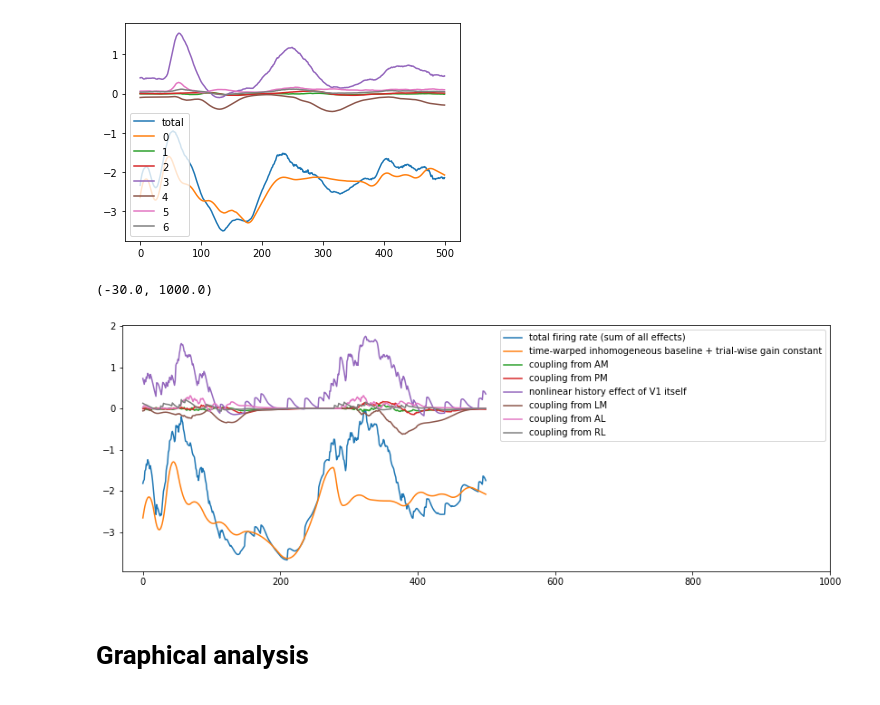
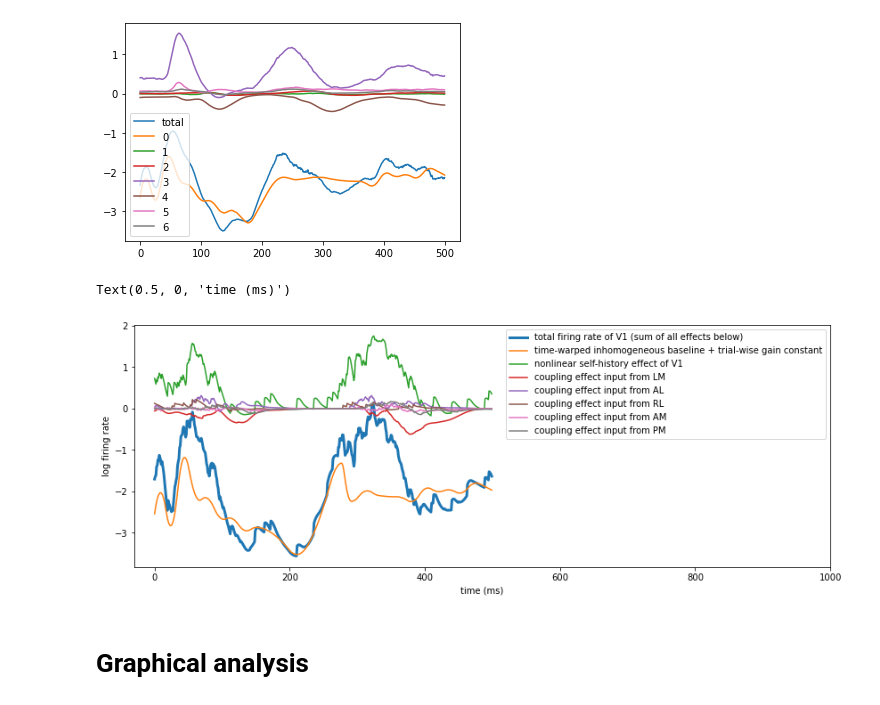
Before and after one commit to Qi-Xin/MultiNeuronGLM, a Jupyter notebook: 2022 Sep version time-warping nonlinear history.ipynb, the cells around one changed output. Drawn from its saved outputs; the diff is of its cells as text; code cells hidden in the pictures.

```diff
--- a/2022 Sep version time-warping nonlinear history.ipynb
+++ b/2022 Sep version time-warping nonlinear history.ipynb
@@ -1135,5 +1135,7 @@ for i in range(len(probe_list)):
         filter_index = i,j
         pvalue_filter[filter_index] = 1-np.sum( statistics_filter[filter_index][0]>statistics_null_filter[filter_index]) \
             /len(statistics_null_filter[filter_index])
+# %%
+transfer_ij = {-1:-1, 4:0, 5:1, 0:2, 1:3, 2:4, 3:5}
 # %%
 # use_all are all False
@@ -1232,7 +1241,7 @@ for i in range(len(probe_list)):
         pvalue_output[filter_index] = 1-np.sum( statistics_output[filter_index][0]>statistics_null_output[filter_index]) \
             /len(statistics_null_output[filter_index])
 # %%
-name_list = ['AM', 'PM', 'V1', 'LM', 'AL', 'RL']
+name_list = ['V1', 'LM', 'AL', 'RL', 'AM', 'PM']
 fontsize = 15
 filter_length = V1.nt
 filter_amp = 1
@@ -1243,10 +1252,12 @@ sns.reset_orig()
 plt.subplots(figsize=(15,10))
 for i in range(len(probe_list)):
     for j in range(-1, len(probe_list)):
+        i_plot = transfer_ij[i]
+        j_plot = transfer_ij[j]
         if i==j:
             continue
         ax = plt.subplot(6, 7, i*7+j+1+1, frameon=True)
-        filter_index = i,j
+        filter_index = i_plot,j_plot
         y, ci = running_output[filter_index]
         x = np.arange(y.shape[0])
         if j == -1:
@@ -1284,10 +1295,10 @@ for i in range(len(probe_list)):
 
         if i==0 and j==2:
             plt.subplot(6, 7, i*7+j+1+1, frameon=True)
-            plt.text(-4.5*filter_length, 0, f'To: AM', fontsize=fontsize)
+            plt.text(-4.5*filter_length, 0, f'To: V1', fontsize=fontsize)
         if i==1 and j==0:
             plt.subplot(6, 7, i*7+j+1+1, frameon=True)
-            plt.text(0.2*filter_length, 3.8*filter_amp, f'From: AM', fontsize=fontsize)
+            plt.text(0.2*filter_length, 3.8*filter_amp, f'From: V1', fontsize=fontsize)
         if i==0 and j==-1:
             plt.subplot(6, 7, i*7+j+1+1, frameon=True)
             plt.text(-0.2*filter_length, 0.55*filter_amp, f'Inhomo baseline', fontsize=fontsize)
@@ -1306,5 +1317,9 @@ for i in range(len(probe_list)):
                              color='yellow', alpha=.5)
 #             ax.patch.set_alpha(0.3)
 #             ax.set_facecolor('yellow')
-            plt.text(0.57*filter_length, 0.75*filter_amp, f'p={pvalue_output[filter_index]:.3f}', fontsize=10)
+            if pvalue_output[filter_index]>0:
+                plt.text(0.57*filter_length, 0.75*filter_amp, f'p={pvalue_output[filter_index]:.3f}',
+                         fontsize=10)
+            else:
+                plt.text(0.57*filter_length, 0.75*filter_amp, f'p<0.001', fontsize=10)
 # %% [output]
@@ -1346,29 +1361,34 @@ model = stationary_model_list[to_look_at]
 outputs = [model.get_filter_output(trial_wise=True, ci=False)[i].\
            reshape((model.nt, model.ntrial), order='F')  for i in range(9)]
 outputs[to_look_at+1] += outputs[7]
+outputs[0] += outputs[8]
 total_output = copy.deepcopy( outputs[0] )
 for i in range(1, 7):
     total_output += outputs[i]
 # %%
 sns.reset_orig()
 trial = 1
+plot_order = [0,3,4,5,6,1,2]
 
 plt.subplots(figsize=(14,5))
-plt.plot(total_output[:,trial], label='total')
-for i, output in enumerate(outputs[:7]):
-    plt.plot( output[:,trial])
-plt.legend(['total firing rate (sum of all effects)',
-           'time-warped inhomogeneous baseline + trial-wise gain constant',
-           'coupling from AM',
-           'coupling from PM',
-          'nonlinear history effect of V1 itself',
-          'coupling from LM',
-          'coupling from AL',
-          'coupling from RL'])
+plt.plot(total_output[:,trial], label='total', linewidth=3)
+for i in range(7):
+    output = outputs[plot_order[i]]
+    plt.plot( output[:,trial], linewidth=1.5)
+plt.legend(['total firing rate of V1 (sum of all effects below)',
+            'time-warped inhomogeneous baseline + trial-wise gain constant',
+            'nonlinear self-history effect of V1',
+            'coupling effect input from LM',
+            'coupling effect input from AL',
+            'coupling effect input from RL',
+            'coupling effect input from AM',
+            'coupling effect input from PM'])
 plt.xlim([-30, 1000])
+plt.ylabel('log firing rate')
+plt.xlabel('time (ms)')
 # %% [output]
-(-30.0, 1000.0)
+Text(0.5, 0, 'time (ms)')
-[figure, old version]
+[figure, new version]
 # %% [markdown]
 # Graphical analysis
 # %% [markdown]
```
Also changed, not shown: parts of 2 cells of this notebook, 2 other files.
